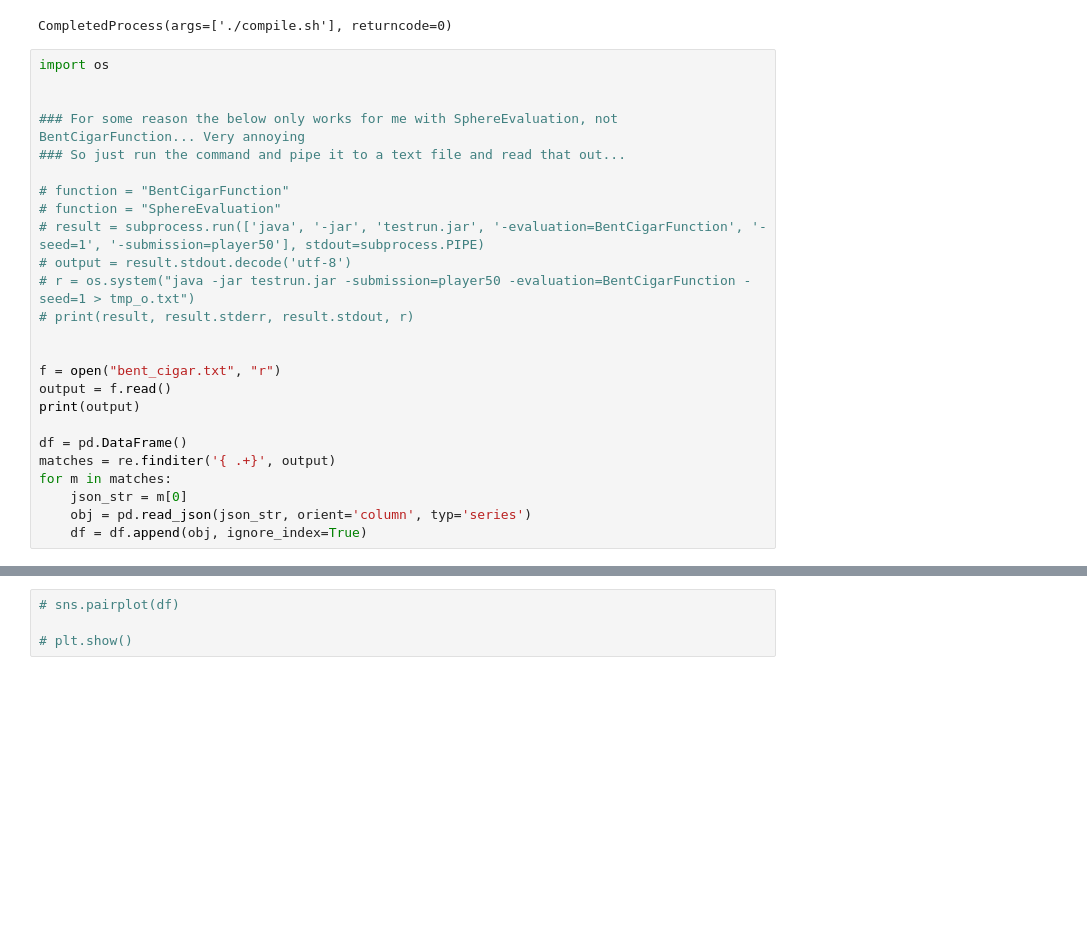
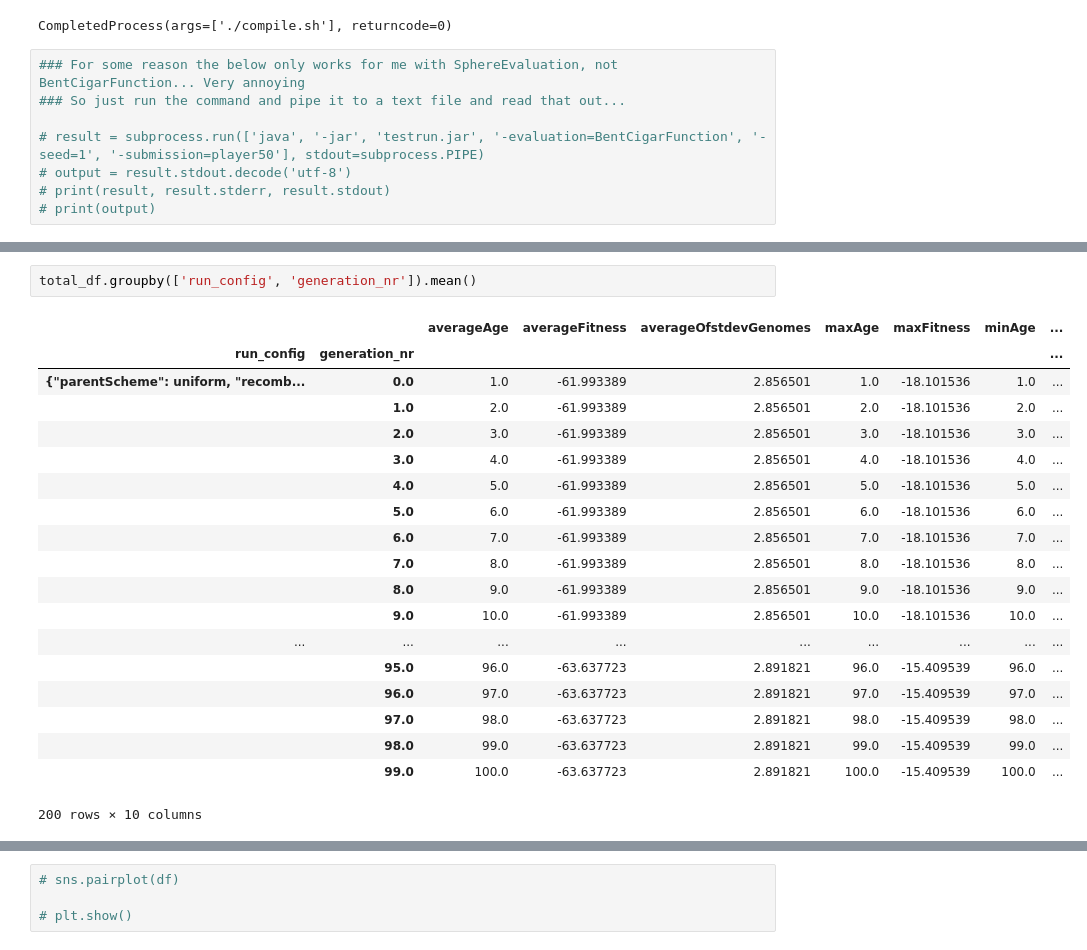
Before and after one commit to deZakelijke/Evolutionary_Computing, a Jupyter notebook: src/algorithm_analysis.ipynb, the cells around one changed output, grey strips where cells are left out. Saved outputs shown, nothing was run; the diff lists cells and outputs as text; blank space fills up the shorter version.

Commit message:
Implement statistic analysis for multiple runs and configurations

```diff
--- a/src/algorithm_analysis.ipynb
+++ b/src/algorithm_analysis.ipynb
@@ -17,28 +17,11 @@ subprocess.run(["./compile.sh"])
 # %% [output]
 CompletedProcess(args=['./compile.sh'], returncode=0)
 # %%
-import os
-
-
 ### For some reason the below only works for me with SphereEvaluation, not BentCigarFunction... Very annoying
 ### So just run the command and pipe it to a text file and read that out...
 
-# function = "BentCigarFunction"
-# function = "SphereEvaluation"
 # result = subprocess.run(['java', '-jar', 'testrun.jar', '-evaluation=BentCigarFunction', '-seed=1', '-submission=player50'], stdout=subprocess.PIPE)
 # output = result.stdout.decode('utf-8')
-# r = os.system("java -jar testrun.jar -submission=player50 -evaluation=BentCigarFunction -seed=1 > tmp_o.txt")
-# print(result, result.stderr, result.stdout, r)
-
-
-f = open("bent_cigar.txt", "r")
-output = f.read()
-print(output)
-
-df = pd.DataFrame()
-matches = re.finditer('{ .+}', output)
-for m in matches:
-    json_str = m[0]
-    obj = pd.read_json(json_str, orient='column', typ='series')
-    df = df.append(obj, ignore_index=True)
+# print(result, result.stderr, result.stdout)
+# print(output)
 # %% [output]
@@ -62,2 +100,24 @@ Record stats
+# %%
+total_df.groupby(['run_config', 'generation_nr']).mean()
+# %% [output]
+|  |  | averageAge | averageFitness | averageOfstdevGenomes | maxAge | maxFitness | minAge | ... |
+| run_config | generation_nr |  |  |  |  |  |  | ... |
+| {"parentScheme": uniform, "recomb... | 0.0 | 1.0 | -61.993389 | 2.856501 | 1.0 | -18.101536 | 1.0 | ... |
+|  | 1.0 | 2.0 | -61.993389 | 2.856501 | 2.0 | -18.101536 | 2.0 | ... |
+|  | 2.0 | 3.0 | -61.993389 | 2.856501 | 3.0 | -18.101536 | 3.0 | ... |
+|  | 3.0 | 4.0 | -61.993389 | 2.856501 | 4.0 | -18.101536 | 4.0 | ... |
+|  | 4.0 | 5.0 | -61.993389 | 2.856501 | 5.0 | -18.101536 | 5.0 | ... |
+|  | 5.0 | 6.0 | -61.993389 | 2.856501 | 6.0 | -18.101536 | 6.0 | ... |
+|  | 6.0 | 7.0 | -61.993389 | 2.856501 | 7.0 | -18.101536 | 7.0 | ... |
+|  | 7.0 | 8.0 | -61.993389 | 2.856501 | 8.0 | -18.101536 | 8.0 | ... |
+|  | 8.0 | 9.0 | -61.993389 | 2.856501 | 9.0 | -18.101536 | 9.0 | ... |
+|  | 9.0 | 10.0 | -61.993389 | 2.856501 | 10.0 | -18.101536 | 10.0 | ... |
+| ... | ... | ... | ... | ... | ... | ... | ... | ... |
+|  | 95.0 | 96.0 | -63.637723 | 2.891821 | 96.0 | -15.409539 | 96.0 | ... |
+|  | 96.0 | 97.0 | -63.637723 | 2.891821 | 97.0 | -15.409539 | 97.0 | ... |
+|  | 97.0 | 98.0 | -63.637723 | 2.891821 | 98.0 | -15.409539 | 98.0 | ... |
+|  | 98.0 | 99.0 | -63.637723 | 2.891821 | 99.0 | -15.409539 | 99.0 | ... |
+|  | 99.0 | 100.0 | -63.637723 | 2.891821 | 100.0 | -15.409539 | 100.0 | ... |
+200 rows × 10 columns
 # %%
 df
```
Also changed, not shown: parts of 4 cells of this notebook, 2 other files.
